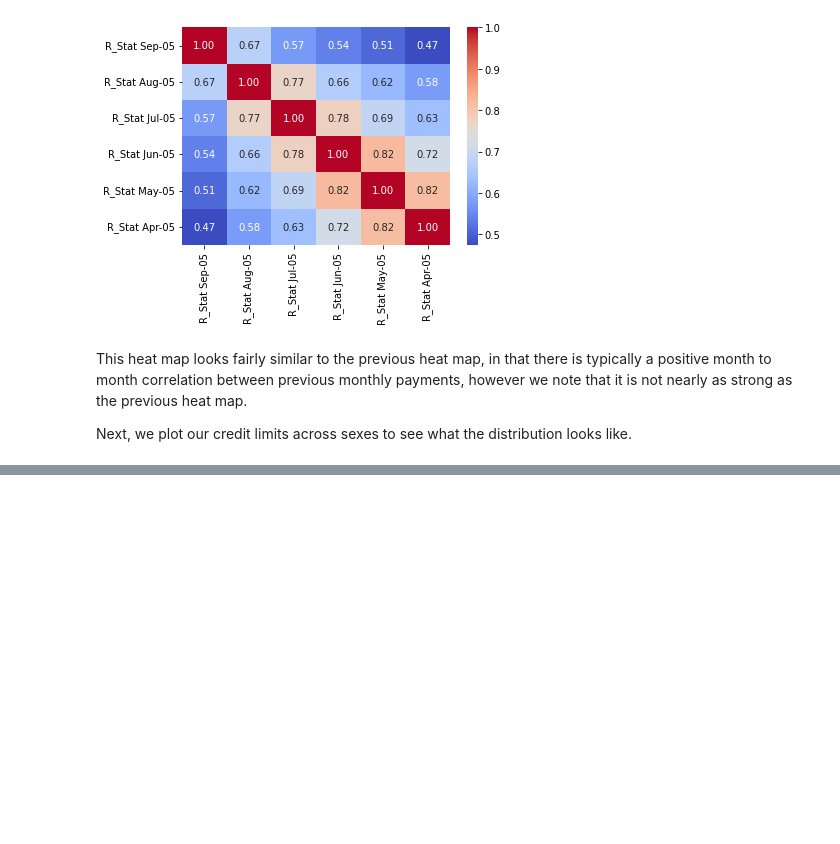
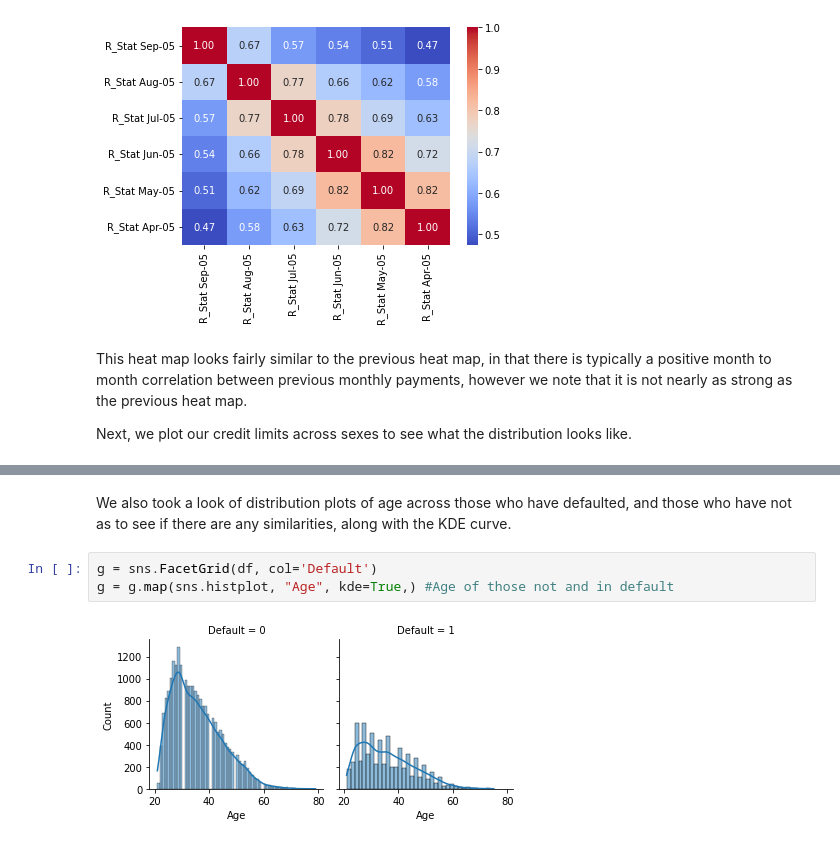
Before and after one commit to halle15/DATA-400_Final_Project, a Jupyter notebook: Final_Project.ipynb, the cells around one changed output, grey strips where cells are left out. Saved outputs shown, nothing was run; the diff lists cells and outputs as text; blank space fills up the shorter version.

```diff
--- a/Final_Project.ipynb
+++ b/Final_Project.ipynb
@@ -189,0 +233,9 @@ Next, we plot our credit limits across sexes to see what the distribution looks
+# %% [markdown]
+
+
+We also took a look of distribution plots of age across those who have defaulted, and those who have not as to see if there are any similarities, along with the KDE curve.
+# %%
+g = sns.FacetGrid(df, col='Default')
+g = g.map(sns.histplot, "Age", kde=True,) #Age of those not and in default
+# %% [output]
+[figure, added]
```
Also changed, not shown: parts of 10 cells of this notebook.
